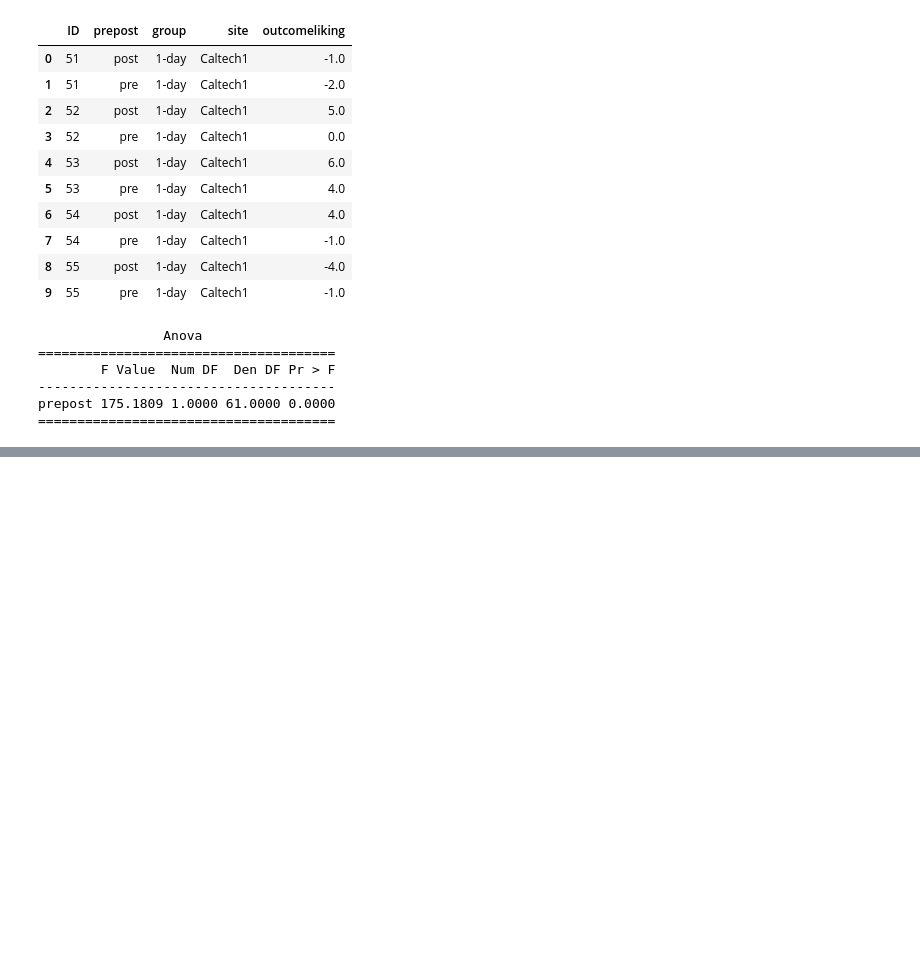
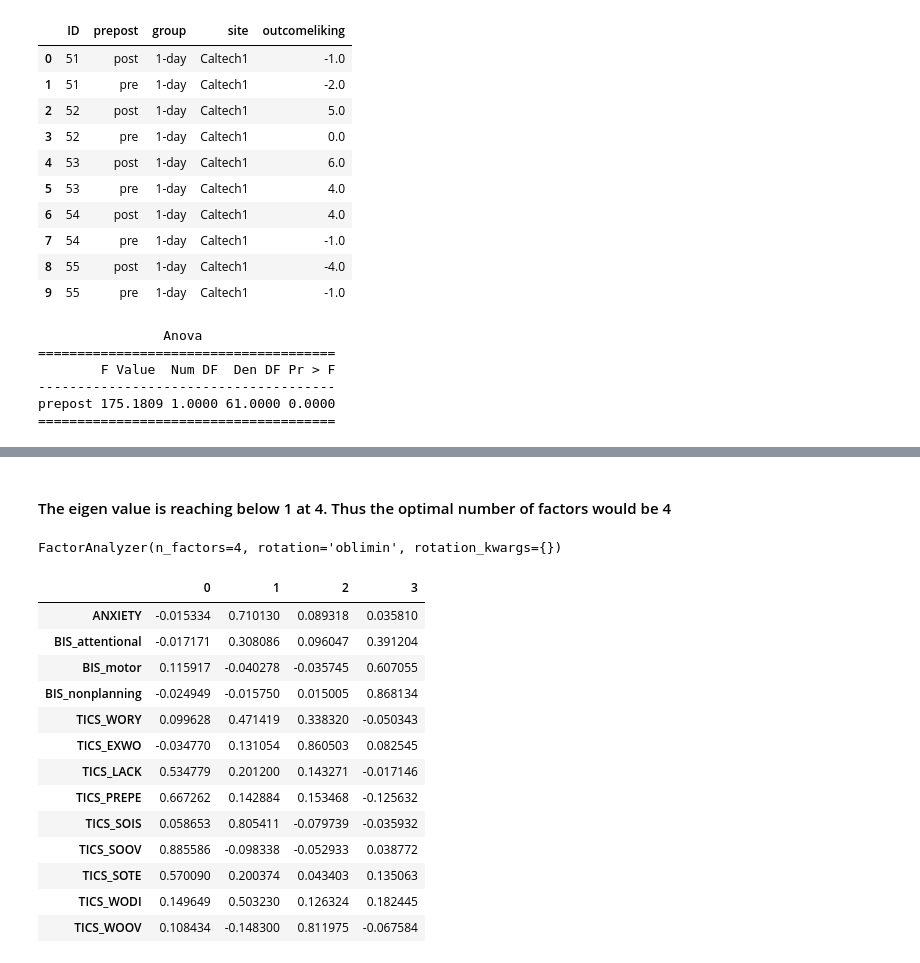
Before and after one commit to 2020201079/brsm-project, a Jupyter notebook: BRSM_Project.ipynb, the cells around one changed output, grey strips where cells are left out. Drawn from its saved outputs; the diff is of its cells as text; code cells hidden in the pictures; blank space fills up the shorter version.

```diff
--- a/BRSM_Project.ipynb
+++ b/BRSM_Project.ipynb
@@ -219,0 +284,24 @@ prepost 175.1809 1.0000 61.0000 0.0000
+# %% [markdown]
+#### The eigen value is reaching below 1 at 4. Thus the optimal number of factors would be 4
+# %%
+fa = FactorAnalyzer(n_factors=4,rotation='oblimin')
+fa.fit(df_stress)
+# %% [output]
+FactorAnalyzer(n_factors=4, rotation='oblimin', rotation_kwargs={})
+# %%
+pd.DataFrame(fa.loadings_,index=df_stress.columns)
+# %% [output]
+|  | 0 | 1 | 2 | 3 |
+| ANXIETY | -0.015334 | 0.710130 | 0.089318 | 0.035810 |
+| BIS_attentional | -0.017171 | 0.308086 | 0.096047 | 0.391204 |
+| BIS_motor | 0.115917 | -0.040278 | -0.035745 | 0.607055 |
+| BIS_nonplanning | -0.024949 | -0.015750 | 0.015005 | 0.868134 |
+| TICS_WORY | 0.099628 | 0.471419 | 0.338320 | -0.050343 |
+| TICS_EXWO | -0.034770 | 0.131054 | 0.860503 | 0.082545 |
+| TICS_LACK | 0.534779 | 0.201200 | 0.143271 | -0.017146 |
+| TICS_PREPE | 0.667262 | 0.142884 | 0.153468 | -0.125632 |
+| TICS_SOIS | 0.058653 | 0.805411 | -0.079739 | -0.035932 |
+| TICS_SOOV | 0.885586 | -0.098338 | -0.052933 | 0.038772 |
+| TICS_SOTE | 0.570090 | 0.200374 | 0.043403 | 0.135063 |
+| TICS_WODI | 0.149649 | 0.503230 | 0.126324 | 0.182445 |
+| TICS_WOOV | 0.108434 | -0.148300 | 0.811975 | -0.067584 |
```
Also changed, not shown: parts of 13 cells of this notebook.
